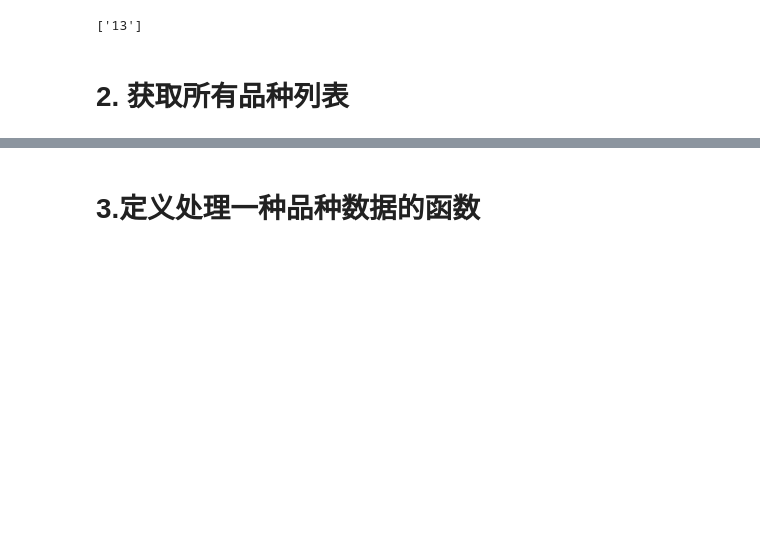
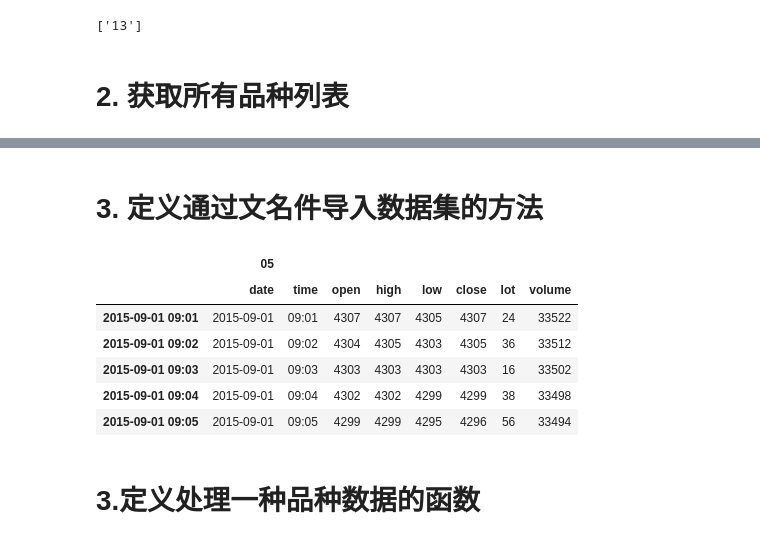
Before and after one commit to xmduhan/notebook, a Jupyter notebook: data_convert.ipynb, the cells around one changed output, grey strips where cells are left out. Saved outputs shown, nothing was run; the diff lists cells and outputs as text; code cells hidden in the pictures; blank space fills up the shorter version.

```diff
--- a/data_convert.ipynb
+++ b/data_convert.ipynb
@@ -37,0 +53,2 @@ print instrumentList
+# %% [markdown]
+# 3. 定义通过文名件导入数据集的方法
@@ -38,2 +65,12 @@ print instrumentList
+# %%
+loadDataFile('DLAX05.csv').head()
+# %% [output]
+|  | 05 |  |  |  |  |  |  |  |
+|  | date | time | open | high | low | close | lot | volume |
+| 2015-09-01 09:01 | 2015-09-01 | 09:01 | 4307 | 4307 | 4305 | 4307 | 24 | 33522 |
+| 2015-09-01 09:02 | 2015-09-01 | 09:02 | 4304 | 4305 | 4303 | 4305 | 36 | 33512 |
+| 2015-09-01 09:03 | 2015-09-01 | 09:03 | 4303 | 4303 | 4303 | 4303 | 16 | 33502 |
+| 2015-09-01 09:04 | 2015-09-01 | 09:04 | 4302 | 4302 | 4299 | 4299 | 38 | 33498 |
+| 2015-09-01 09:05 | 2015-09-01 | 09:05 | 4299 | 4299 | 4295 | 4296 | 56 | 33494 |
 # %% [markdown]
 # 3.定义处理一种品种数据的函数
```
Also changed, not shown: parts of 8 cells of this notebook.
